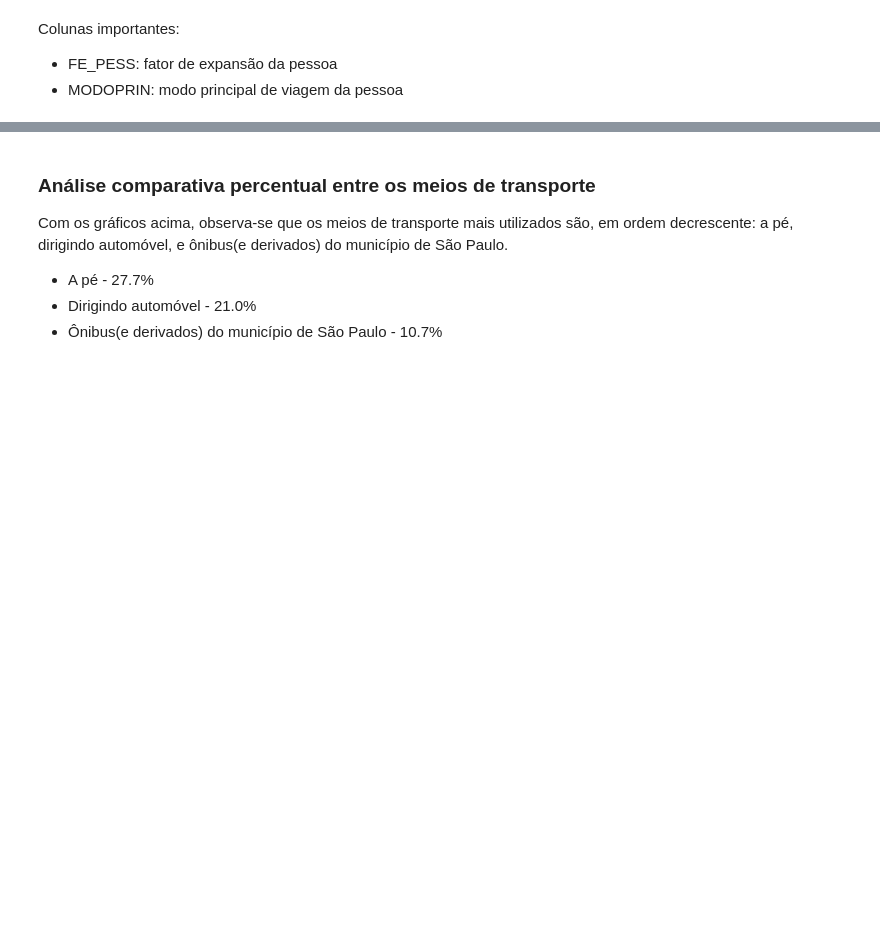
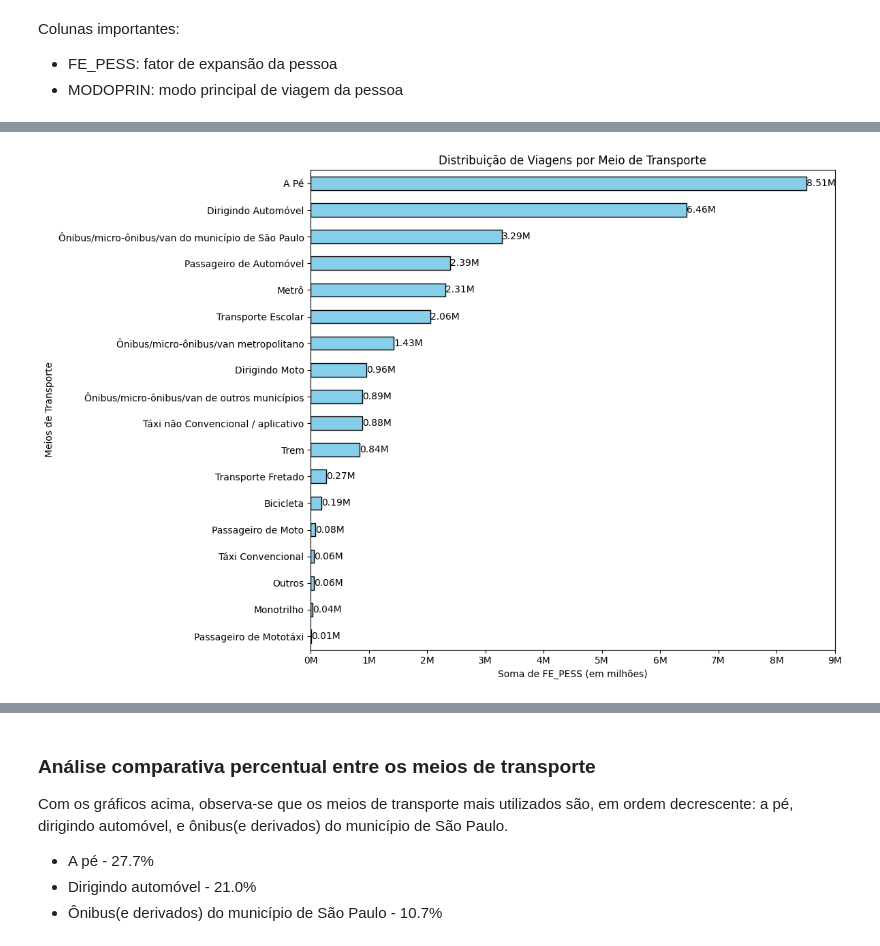
Before and after one commit to gustavo-rmontes/TCC, a Jupyter notebook: analysis_scripts/od_23-analysis.ipynb, the cells around one changed output, grey strips where cells are left out. Drawn from its saved outputs; the diff is of its cells as text; code cells hidden in the pictures; blank space fills up the shorter version.

```diff
--- a/analysis_scripts/od_23-analysis.ipynb
+++ b/analysis_scripts/od_23-analysis.ipynb
@@ -30,18 +40,20 @@ meios_fatorexp.index = meios_fatorexp.index.map(lambda x: meios_transporte.get(x
 # %%
 plt.figure(figsize=(12, 8))
 meios_fatorexp.plot(kind='barh', color='skyblue', edgecolor='black')
 
 plt.xlabel('Soma de FE_PESS (em milhões)')
 plt.ylabel('Meios de Transporte')
-plt.title('Distribuição de FE_PESS por Meio de Transporte')
+plt.title('Distribuição de Viagens por Meio de Transporte')
 
 for index, value in enumerate(meios_fatorexp):
     plt.text(value, index, f'{value/1e6:.2f}M', va='center')
 
 plt.xticks(ticks=plt.xticks()[0], labels=[f'{int(x/1e6)}M' for x in plt.xticks()[0]])
 
 plt.tight_layout()
 plt.show()
+# %% [output]
+[figure, added]
 # %%
 meios_fatorexp_normalizado = (meios_fatorexp / meios_fatorexp.sum()) * 100
 
```
Also changed, not shown: parts of 21 cells of this notebook.
